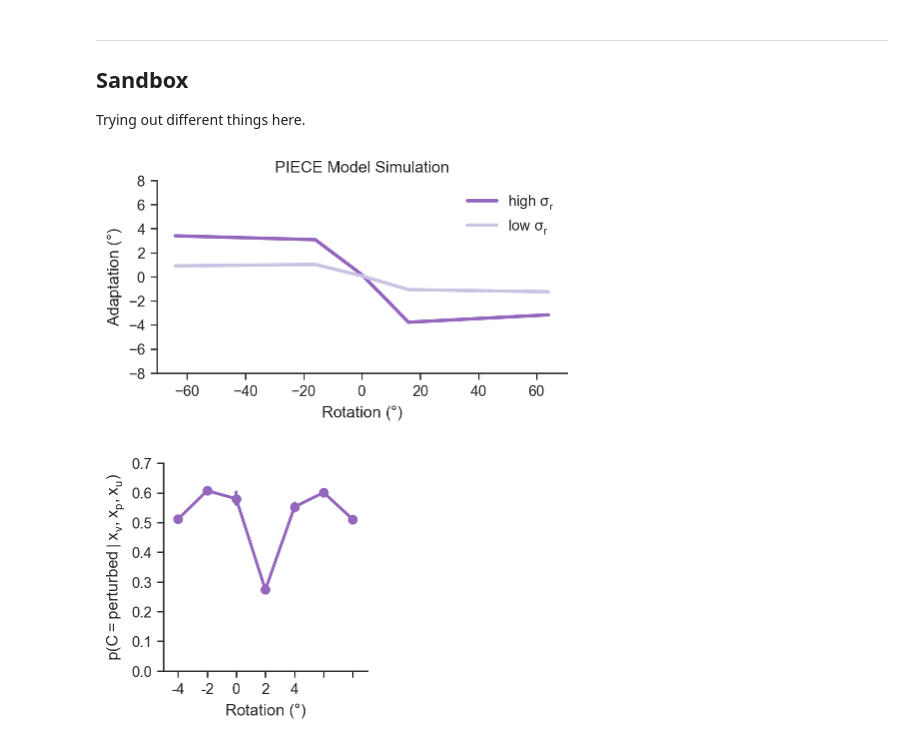
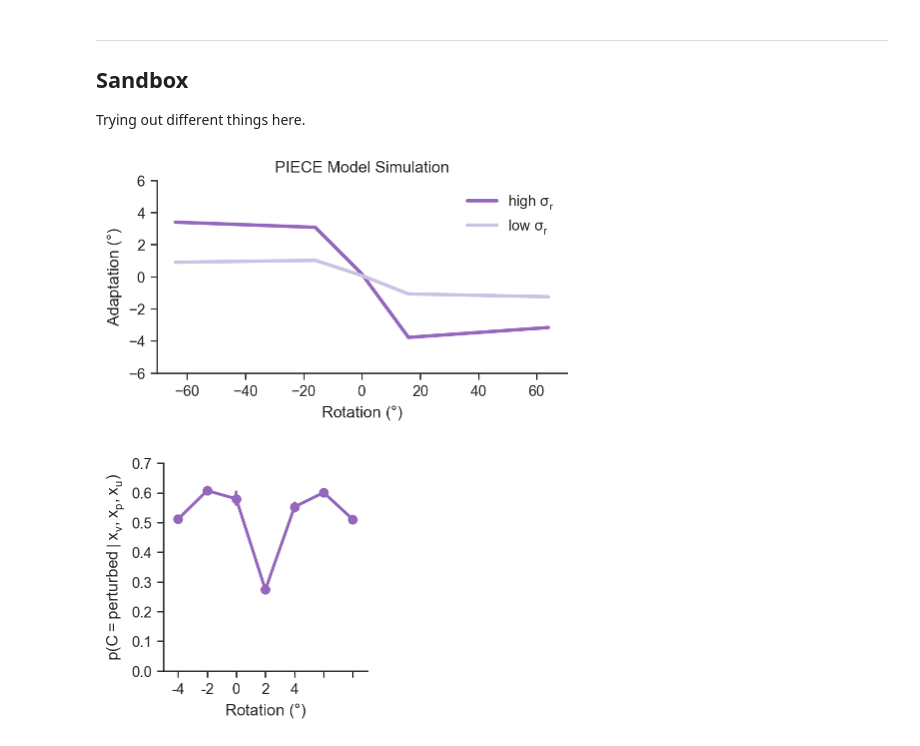
Before and after one commit to ccmlab-ubc/ige-ege, a Jupyter notebook: experiment-1/scripts/hyo-causal-inference-model.ipynb, the cells around one changed output. Drawn from its saved outputs; the diff is of its cells as text; code cells hidden in the pictures.

```diff
--- a/experiment-1/scripts/hyo-causal-inference-model.ipynb
+++ b/experiment-1/scripts/hyo-causal-inference-model.ipynb
@@ -509,36 +509,36 @@ _, xhat2 = piece_test(
 # Create data frame; trim vars to keep only adaptation rows
 n_adapt = len(delta_x) // 2
 subj_id = np.ones(n_adapt) * 1
 ege = delta_x[pert_idx]
 hand_angle1 = xhat1[pert_idx]
 hand_angle2 = xhat2[pert_idx]
 adapt1 = np.zeros(n_adapt)
 adapt2 = np.zeros(n_adapt)
 adapt1 = xhat1[pert_idx + 1] - xhat1[pert_idx - 1]
 adapt2 = xhat2[pert_idx + 1] - xhat2[pert_idx - 1]
 
 subj1 = pd.DataFrame({
     "ege":ege, "ige":hand_angle1, "adapt":adapt1})
 subj2 = pd.DataFrame({
     "ege":ege, "ige":hand_angle2, "adapt":adapt2})
 
 fig, ax = plt.subplots(figsize=(5, 3))
 sns.regplot(data=subj1, x="ege", y="adapt", lowess=True, scatter=False,
             line_kws={"color":"tab:purple", "linewidth":2.5}, ax=ax,
             label="high $\sigma_{r}$")
 sns.regplot(data=subj2, x="ege", y="adapt", lowess=True, scatter=False,
             line_kws={"color":[203/255, 195/255, 227/255], "linewidth":2.5},
             ax=ax, label="low $\sigma_{r}$")
 # sns.pointplot(data=subj1, x="ege", y="adapt", color="tab:purple", linewidth=2.5,
 #               native_scale=True, ax=ax)
 ax.set(xlabel="Rotation ($\degree$)", ylabel="Adaptation ($\degree$)",
-           ylim=(-8, 8), yticks=np.arange(-8, 8.1, 2), title="PIECE Model Simulation")
+           ylim=(-6, 6), yticks=np.arange(-6, 6.1, 2), title="PIECE Model Simulation")
 ax.legend(frameon=False)
 sns.despine()
 plt.tight_layout()
-# fig.savefig("images/piece-saturation.pdf", dpi=300)
+fig.savefig("images/piece-saturation.pdf", dpi=300)
 # %% [output]
-[figure, old version]
+[figure, new version]
 # %%
 fig, ax = plt.subplots(figsize=(3, 3))
 sns.despine()
```
Also changed, not shown: 2 other files.
